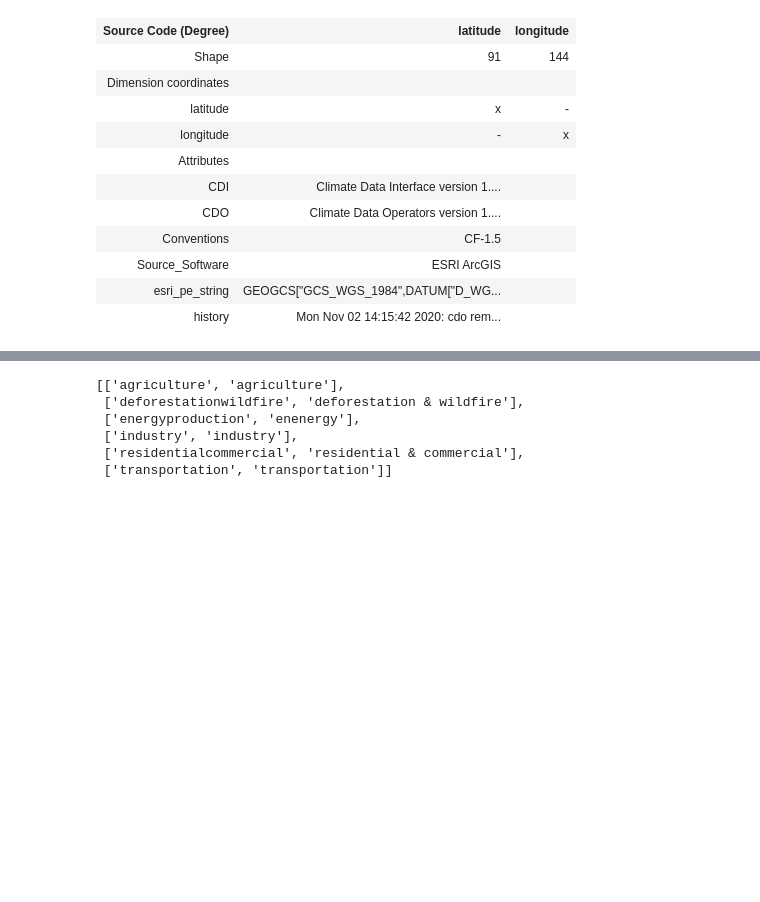
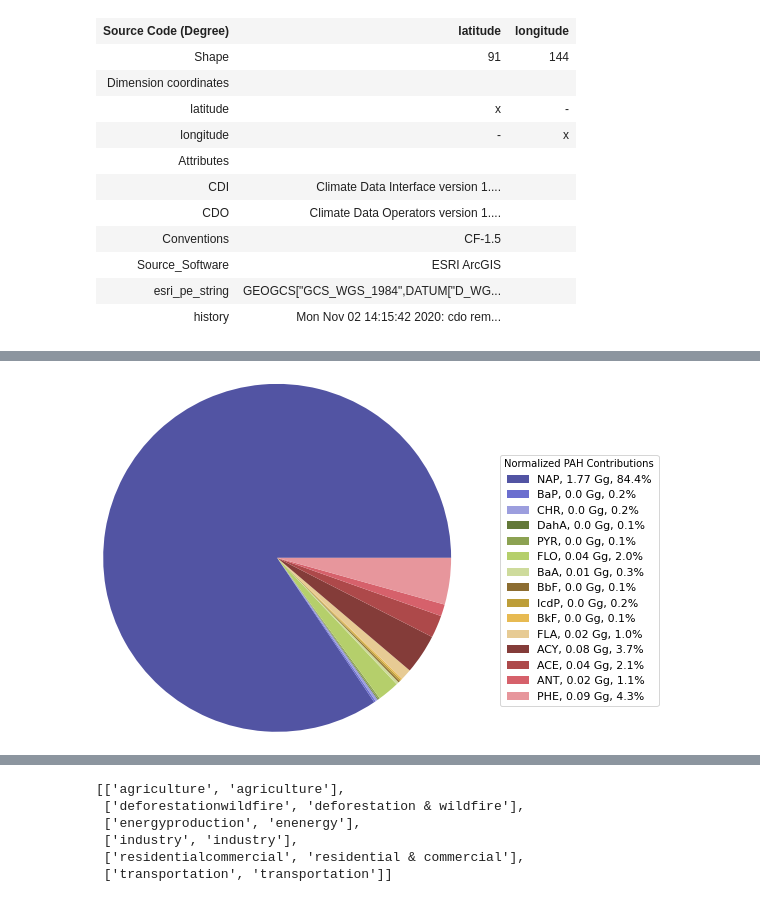
Before and after one commit to petridisha/paper-and-thesis, a Jupyter notebook: PAH Profile Characterization.ipynb, the cells around one changed output, grey strips where cells are left out. Saved outputs shown, nothing was run; the diff lists cells and outputs as text; code cells hidden in the pictures; blank space fills up the shorter version.

```diff
--- a/PAH Profile Characterization.ipynb
+++ b/PAH Profile Characterization.ipynb
@@ -191,0 +207,47 @@ sectors
+# %%
+# piemaker which calculates quantitative percentages
+# visualize relative PAH contributions per region
+
+# pass sector (str), normalized (bool), emits (list)
+def _pie_maker_per(sector, normalized, emits):
+
+    for item in range(0, len(sectors)):
+        if sector == sectors[item][0]:
+
+            # normalize against the sum of all emissions
+            # applies if Boolean provided is True
+            if (normalized == True):
+                sector_pie = emits[item] / np.sum(emits[item])
+                giga_count = []
+
+                # calculate PAHs relative contribution in Gg
+                for i in emits[item]:
+                    giga_count.append(i * sector_pie[item])
+                cmap = plt.get_cmap("tab20b")
+                color = cmap(np.array([1, 2, 3, 4, 5, 6, 7, 8, 9, 10, 11, 12, 13, 14, 15]))
+                plt.pie(sector_pie,
+                        radius = 2,
+                        center = (100,10),
+                        colors = color
+                       )
+                plt.legend(
+                    loc='upper left',
+                    labels=['%s, %s Gg, %1.1f%%' % (
+                        p, round(g,2), (s / 1) * 100) for p, g, s in zip(species, giga_count, sector_pie)],
+                    prop={'size': 11},
+                    bbox_to_anchor=(1.5, 0, 0.5, 1),
+                    title = "Normalized PAH Contributions",
+                )
+                plt.show()
+
+            # don't normalize
+            # applies if Boolean provided is False
+            if (normalized == False):
+                sector_pie = emits[item]
+                plt.pie(sector_pie)
+                plt.legend(species)
+                plt.show()
+# %%
+_pie_maker_per('transportation', True, emission_totals)
+# %% [output]
+[figure, added]
```
Also changed, not shown: parts of 25 cells of this notebook, 1 other file.
